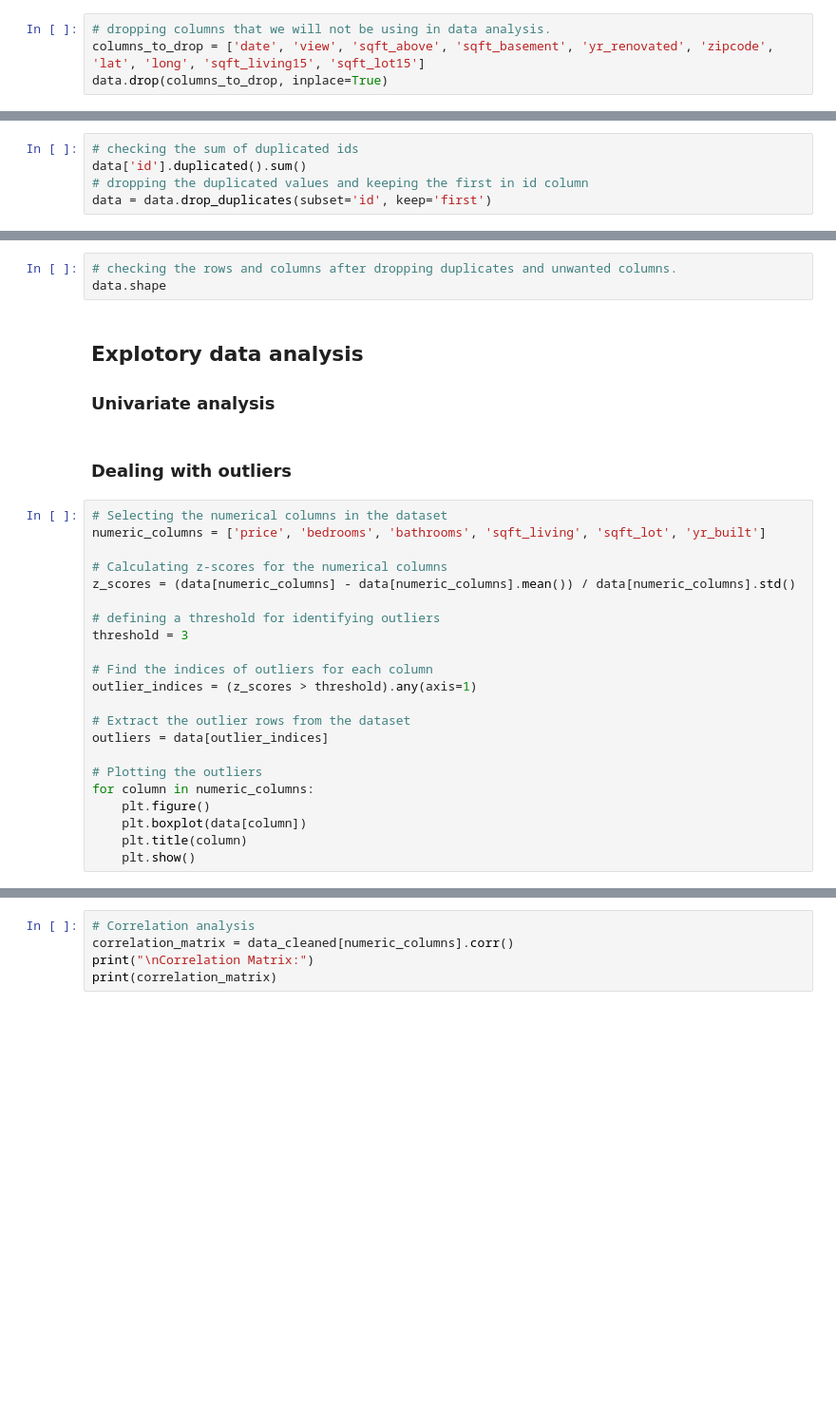
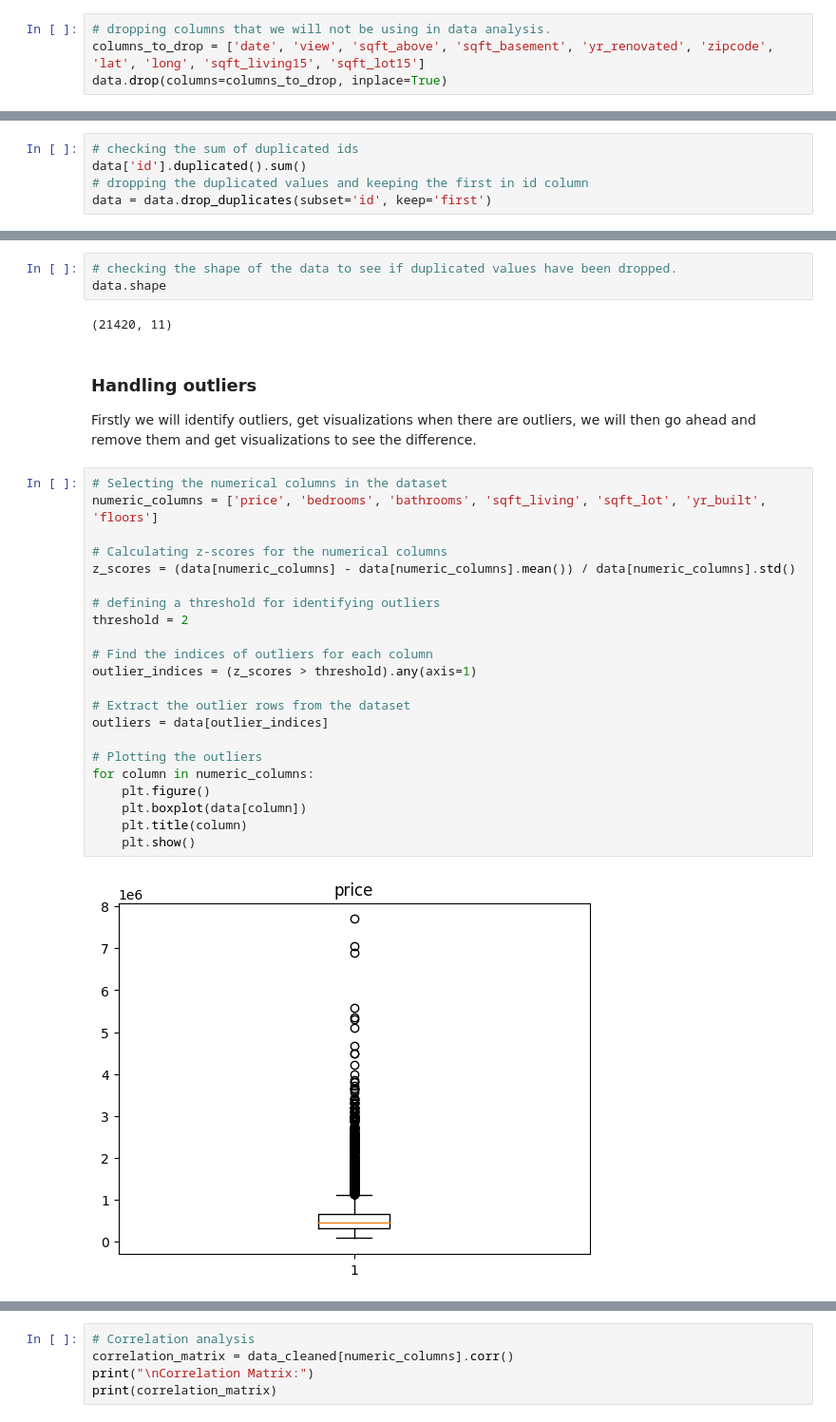
Before and after one commit to levine01/northwestern-county-house-price-analysis, a Jupyter notebook: index.ipynb, the cells around one changed output, grey strips where cells are left out. Shown at 95% size. Saved outputs shown, nothing was run; the diff lists cells and outputs as text; blank space fills up the shorter version.

Commit message:
Updated readme and updated data cleaning

```diff
--- a/index.ipynb
+++ b/index.ipynb
@@ -104,6 +212,6 @@ we can now see that the waterfront column has the same values as the other colum
 # %%
 # dropping columns that we will not be using in data analysis.
 columns_to_drop = ['date', 'view', 'sqft_above', 'sqft_basement', 'yr_renovated', 'zipcode', 'lat', 'long', 'sqft_living15', 'sqft_lot15']
-data.drop(columns_to_drop, inplace=True)
+data.drop(columns=columns_to_drop, inplace=True)
 # %%
 # checking to see if the columns have been dropped.
@@ -122,31 +260,33 @@ data.duplicated().any()
 # %%
-# checking the rows and columns after dropping duplicates and unwanted columns.
+# checking the shape of the data to see if duplicated values have been dropped.
 data.shape
+# %% [output]
+(21420, 11)
-# %% [markdown]
-## Explotory data analysis
-
-### Univariate analysis
 # %% [markdown]
-### Dealing with outliers
+### Handling outliers
+
+Firstly we will identify outliers, get visualizations when there are outliers, we will then go ahead and remove them and get visualizations to see the difference.
 # %%
 # Selecting the numerical columns in the dataset
-numeric_columns = ['price', 'bedrooms', 'bathrooms', 'sqft_living', 'sqft_lot', 'yr_built']
+numeric_columns = ['price', 'bedrooms', 'bathrooms', 'sqft_living', 'sqft_lot', 'yr_built', 'floors']
 
 # Calculating z-scores for the numerical columns
 z_scores = (data[numeric_columns] - data[numeric_columns].mean()) / data[numeric_columns].std()
 
 # defining a threshold for identifying outliers
-threshold = 3
+threshold = 2
 
 # Find the indices of outliers for each column
 outlier_indices = (z_scores > threshold).any(axis=1)
 
 # Extract the outlier rows from the dataset
 outliers = data[outlier_indices]
 
 # Plotting the outliers
 for column in numeric_columns:
     plt.figure()
     plt.boxplot(data[column])
     plt.title(column)
     plt.show()
+# %% [output]
+[figure, added]
```
Also changed, not shown: parts of 28 cells of this notebook, 1 other file.
